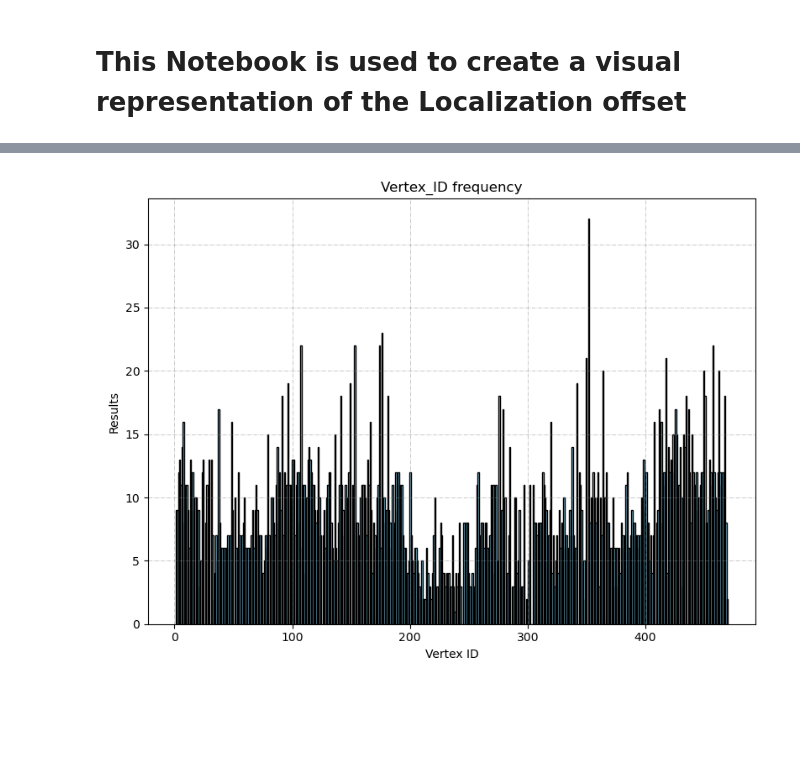
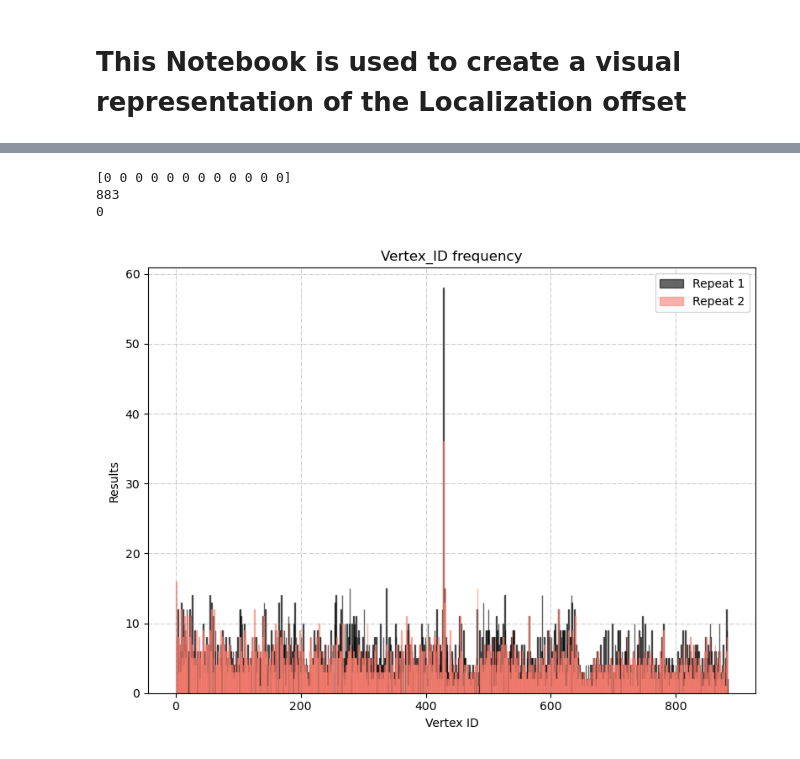
Before and after one commit to adamspeedy/vtr3, a Jupyter notebook: src/main/src/vtr_db_extractor/python/Localization_Result_viewer.ipynb, the cells around one changed output, grey strips where cells are left out. Drawn from its saved outputs; the diff is of its cells as text; code cells hidden in the pictures; blank space fills up the shorter version.

```diff
--- a/src/main/src/vtr_db_extractor/python/Localization_Result_viewer.ipynb
+++ b/src/main/src/vtr_db_extractor/python/Localization_Result_viewer.ipynb
@@ -48,14 +48,29 @@ Number of files: 3898
+# %%
+print(vertex_ids[4588:4600])
+print(vertex_ids[4586])
+print(vertex_ids[4587])
+
+pose1 = poses[0:4587].copy()
+pose2 = poses[4588:].copy()
+vertex_ids1 = vertex_ids[0:4587].copy()
+vertex_ids2 = vertex_ids[4588:].copy()
+# %% [output]
+[0 0 0 0 0 0 0 0 0 0 0 0]
+883
+0
 # %%
 %matplotlib ipympl
 fig, axs = plt.subplots(1, 1, figsize =(8, 6), tight_layout = True)
 axs.grid( color ='grey', linestyle ='-.', linewidth = 0.5, alpha = 0.6)
-plt.hist(vertex_ids, bins=max(vertex_ids), color='skyblue', edgecolor='black')
+plt.hist(vertex_ids1, bins=max(vertex_ids1), color='black', edgecolor='black', alpha=0.6, label='Repeat 1') # color='skyblue'
+plt.hist(vertex_ids2, bins=max(vertex_ids2), color='salmon', edgecolor='salmon', alpha=0.6, label='Repeat 2')
 plt.xlabel('Vertex ID')
 plt.ylabel('Results')
+plt.legend()
 plt.title('Vertex_ID frequency')
 plt.show()
 # %% [output]
-[figure, old version]
+[figure, new version]
 # %%
 
 %matplotlib ipympl
```
Also changed, not shown: parts of 3 cells of this notebook, 7 other files.
